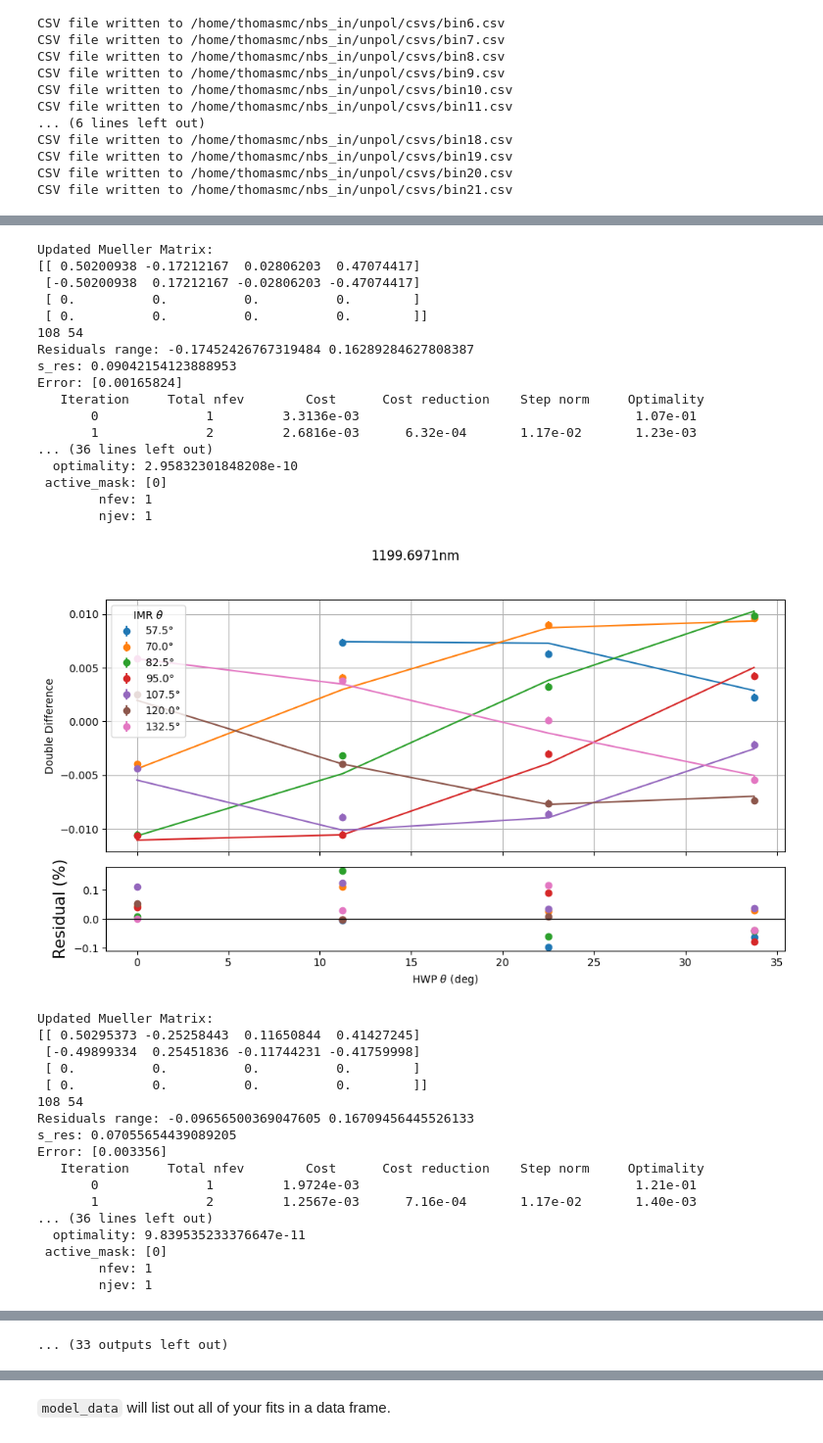
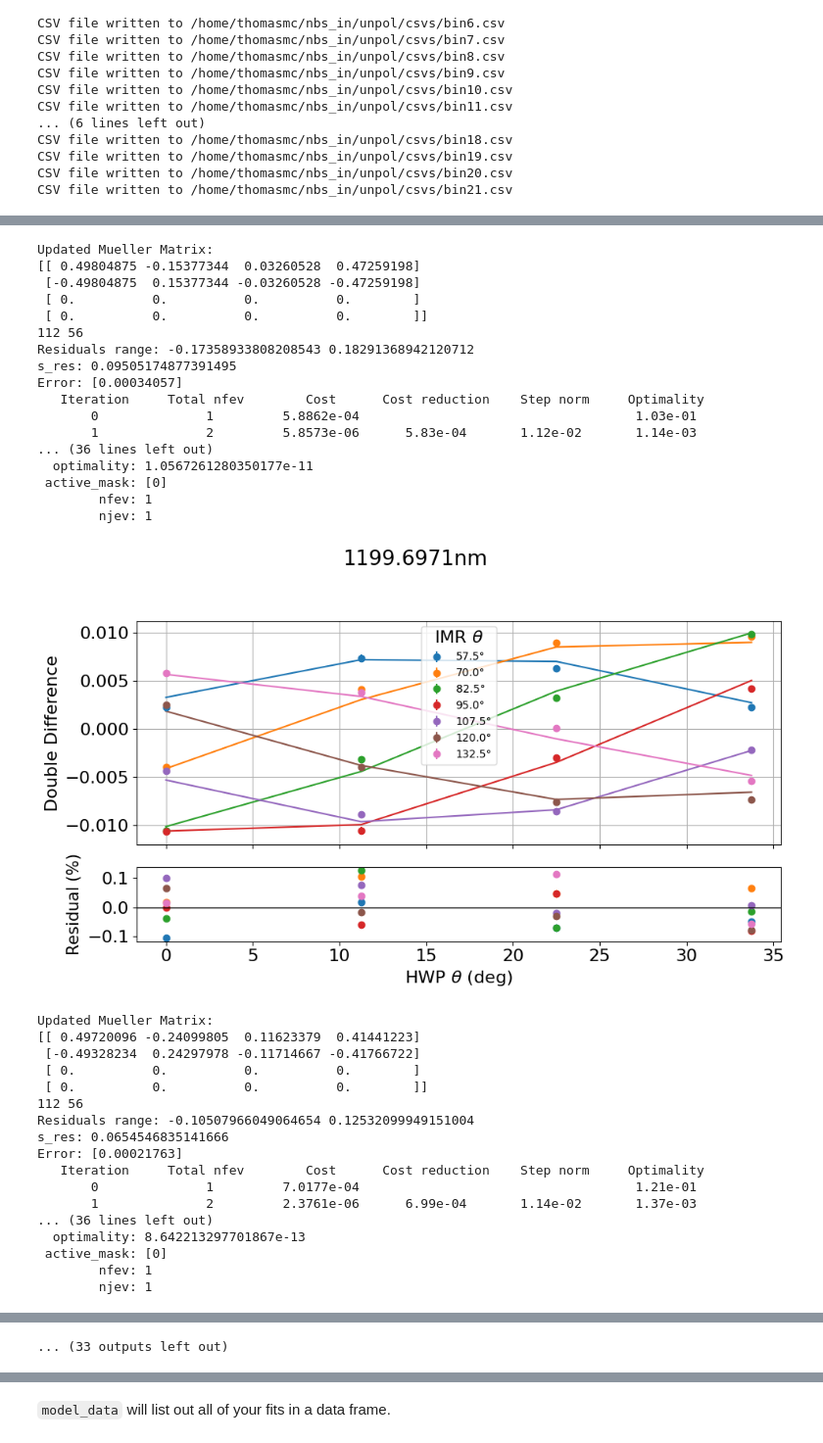
Before and after one commit to UCSB-Exoplanet-Polarimetry-Lab/pyPolCal, a Jupyter notebook: pyPolCal/CHARIS/minimize/minimize_internalcal_unpol_nov2025.ipynb, the cells around one changed output, grey strips where cells are left out. Shown at 98% size. Cells and saved outputs as stored; diff of their text form; code cells hidden in the pictures.

```diff
--- a/pyPolCal/CHARIS/minimize/minimize_internalcal_unpol_nov2025.ipynb
+++ b/pyPolCal/CHARIS/minimize/minimize_internalcal_unpol_nov2025.ipynb
@@ -60,7 +70,7 @@ errors = []
 sres_list = []
 for bin in range(0,22):
     error,fig,ax,sres = fit_CHARIS_Mueller_matrix_by_bin_nbs_unpol(
-        f'../datacsvs/nbs_in_internalcal_unpol_no_45_derotator/bin{bin}.csv',bin,
+        f'../datacsvs/nbs_in_internalcal_unpol/bin{bin}.csv',bin,
         Path(f'../fitted_p_dicts/nbs_in_unpol_internalcal/bin{bin}.json'),
     )
     errors.append(error)
@@ -87,35 +97,35 @@ Function evaluations 4, initial cost 1.1403e-03, final cost 5.7078e-04, first-or
 Updated Mueller Matrix:
-[[ 0.50200938 -0.17212167  0.02806203  0.47074417]
- [-0.50200938  0.17212167 -0.02806203 -0.47074417]
+[[ 0.49804875 -0.15377344  0.03260528  0.47259198]
+ [-0.49804875  0.15377344 -0.03260528 -0.47259198]
  [ 0.          0.          0.          0.        ]
  [ 0.          0.          0.          0.        ]]
-108 54
-Residuals range: -0.17452426767319484 0.16289284627808387
-s_res: 0.09042154123888953
-Error: [0.00165824]
+112 56
+Residuals range: -0.17358933808208543 0.18291368942120712
+s_res: 0.09505174877391495
+Error: [0.00034057]
    Iteration     Total nfev        Cost      Cost reduction    Step norm     Optimality
-       0              1         3.3136e-03                                    1.07e-01
-       1              2         2.6816e-03      6.32e-04       1.17e-02       1.23e-03
+       0              1         5.8862e-04                                    1.03e-01
+       1              2         5.8573e-06      5.83e-04       1.12e-02       1.14e-03
 ... (36 lines left out)
-  optimality: 2.95832301848208e-10
+  optimality: 1.0567261280350177e-11
  active_mask: [0]
         nfev: 1
         njev: 1
-[figure, old version]
+[figure, new version]
 Updated Mueller Matrix:
-[[ 0.50295373 -0.25258443  0.11650844  0.41427245]
- [-0.49899334  0.25451836 -0.11744231 -0.41759998]
+[[ 0.49720096 -0.24099805  0.11623379  0.41441223]
+ [-0.49328234  0.24297978 -0.11714667 -0.41766722]
  [ 0.          0.          0.          0.        ]
  [ 0.          0.          0.          0.        ]]
-108 54
-Residuals range: -0.09656500369047605 0.16709456445526133
-s_res: 0.07055654439089205
-Error: [0.003356]
+112 56
+Residuals range: -0.10507966049064654 0.12532099949151004
+s_res: 0.0654546835141666
+Error: [0.00021763]
    Iteration     Total nfev        Cost      Cost reduction    Step norm     Optimality
-       0              1         1.9724e-03                                    1.21e-01
-       1              2         1.2567e-03      7.16e-04       1.17e-02       1.40e-03
+       0              1         7.0177e-04                                    1.21e-01
+       1              2         2.3761e-06      6.99e-04       1.14e-02       1.37e-03
 ... (36 lines left out)
-  optimality: 9.839535233376647e-11
+  optimality: 8.642213297701867e-13
  active_mask: [0]
         nfev: 1
         njev: 1
```
Also changed, not shown: parts of 8 cells of this notebook, 3 other files.
